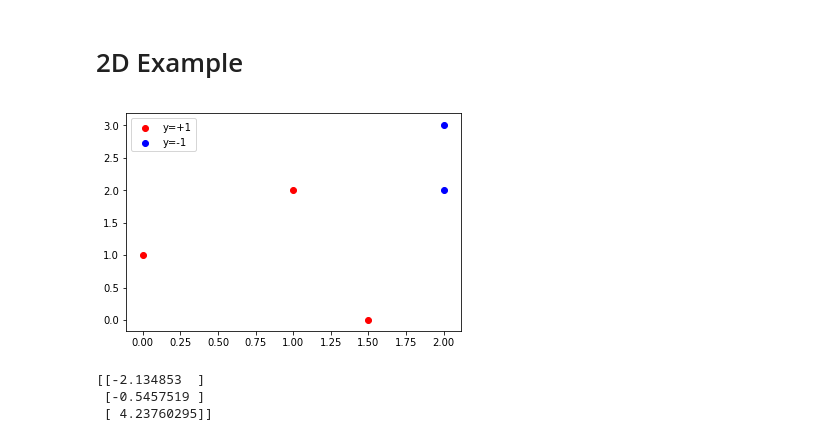
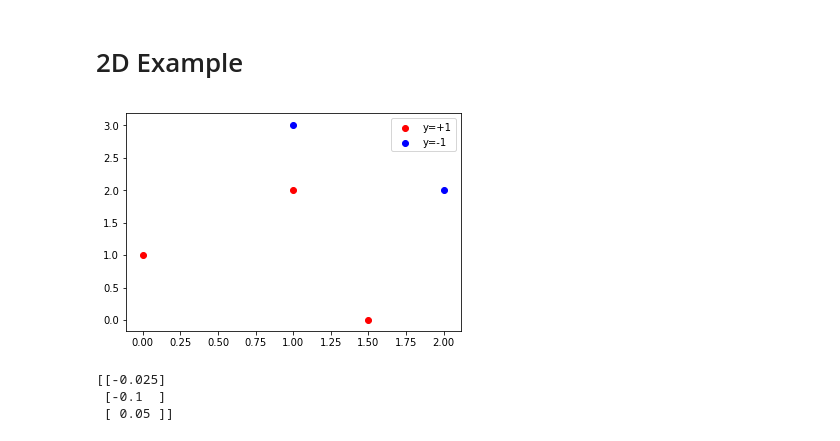
Before and after one commit to apletta/hand-detection, a Jupyter notebook: src/toy_svm.ipynb, the cells around one changed output. Cells and saved outputs as stored; diff of their text form; code cells hidden in the pictures.

```diff
--- a/src/toy_svm.ipynb
+++ b/src/toy_svm.ipynb
@@ -84,25 +84,25 @@ plt.show()
 # %%
 # toy data
 X = np.array([[1, 2],
               [0, 1],
               [1.5, 0],
-              [2, 3],
+              [1, 3],
               [2, 2]])
 
 b = np.array([[1],
               [1],
               [1],
               [-1],
               [-1]])
 
 
 plt.scatter(X[:3,0], X[:3,1], color="red", label="y=+1")
 plt.scatter(X[3:,0], X[3:,1], color="blue", label="y=-1")
 
 plt.legend()
 plt.show()
 # %% [output]
-[figure, old version]
+[figure, new version]
 # %%
 # compare against sklearn - can test different kernels
 
@@ -113,7 +113,7 @@ X_svm = np.hstack((X, np.ones((num_samples, 1))))
 num_features = len(X[0])
 w_k = np.zeros((num_features+1, 1))
 
-r = 0 # regularizer (aka lambda)
+r = 10 # regularizer (aka lambda)
 U, s, V = np.linalg.svd(X_svm)
 tau = 1/s[0]**2 # max stepsize
 
@@ -122,7 +122,7 @@ train_class = 1
 b_svm = np.where(b == train_class, 1, -1)
 
 # train svm
-num_steps = 5000 # use stopping condition instead ex. l_hinge + 2norm(w) <= 1e-7 or no improvement
+num_steps = 1000
 for i in range(num_steps):
     # loop through training samples
     l_hinge = np.zeros(w_k.shape)
@@ -130,15 +130,12 @@ for i in range(num_steps):
         # indicator function
         if b_svm[s]*X_svm[s]@w_k < 1:
             l_hinge = np.add(l_hinge, -b_svm[s]*X_svm[s].reshape(l_hinge.shape))
-        w_tilda = np.copy(w_k)
-        w_tilda[-1] = 0
-
-    w_k = w_k - tau*(l_hinge+2*r*w_tilda)
+    w_k = w_k - tau*(l_hinge+2*r*w_k)
 print(w_k)
 # %% [output]
-[[-2.134853  ]
- [-0.5457519 ]
- [ 4.23760295]]
+[[-0.025]
+ [-0.1  ]
+ [ 0.05 ]]
 # %%
 def svm_contour(x, w, c):
     x_plot = (c-x*w[0]-w[2])/w[1]
```
Also changed, not shown: parts of 1 cell of this notebook, 2 other files.
